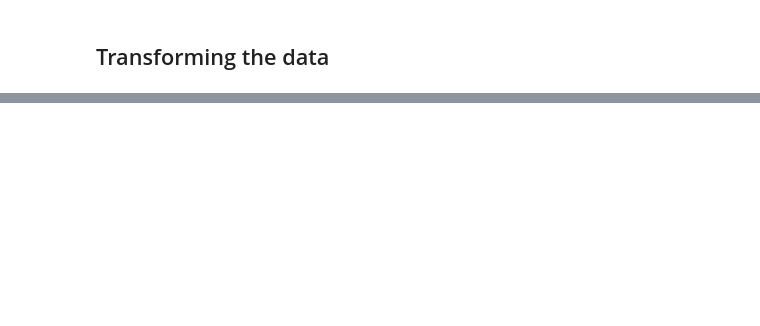
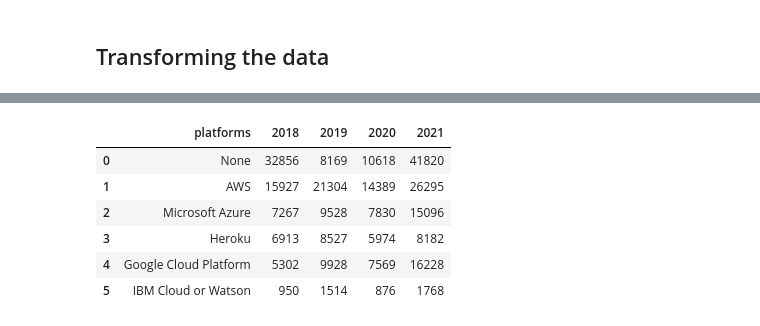
Before and after one commit to Zibusiso-Mangoye/sof_sa, a Jupyter notebook: sof-sa/notebooks/exploration.ipynb, the cells around one changed output, grey strips where cells are left out. Saved outputs shown, nothing was run; the diff lists cells and outputs as text; code cells hidden in the pictures; blank space fills up the shorter version.

```diff
--- a/sof-sa/notebooks/exploration.ipynb
+++ b/sof-sa/notebooks/exploration.ipynb
@@ -145,15 +189,23 @@ for i in j:
 # %%
 # Platforms
 # Only dealing with cloud platforms : AWS Microsoft Azure Heroku  Google Cloud Platform	 IBM Cloud or Watson
 # change 'Google Cloud Platform/App Engine' to 'Google Cloud Platform'
 # change 'Azure' in 2018 dataset to 'Microsoft Azure'
 df18 = count_unique_items_in_column(df2018, 'platforms').rename(index={'Google Cloud Platform/App Engine': 'Google Cloud Platform', 'Azure': 'Microsoft Azure'})
 df19 = count_unique_items_in_column(df2019, 'platforms')
 df20 = count_unique_items_in_column(df2020, 'platforms')
 df21 = count_unique_items_in_column(df2021, 'platforms')
 
-l = [df18, df19, df20, df21]
-platforms = _merge(l)
+platforms = _merge(df18, df19, df20, df21, ['2018', '2019', '2020', '2021'])
+platforms
+# %% [output]
+|  | platforms | 2018 | 2019 | 2020 | 2021 |
+| 0 | None | 32856 | 8169 | 10618 | 41820 |
+| 1 | AWS | 15927 | 21304 | 14389 | 26295 |
+| 2 | Microsoft Azure | 7267 | 9528 | 7830 | 15096 |
+| 3 | Heroku | 6913 | 8527 | 5974 | 8182 |
+| 4 | Google Cloud Platform | 5302 | 9928 | 7569 | 16228 |
+| 5 | IBM Cloud or Watson | 950 | 1514 | 876 | 1768 |
 # %%
 j = display_index_values(dataframes, 'languages')
 
```
Also changed, not shown: parts of 10 cells of this notebook, 18 other files.
